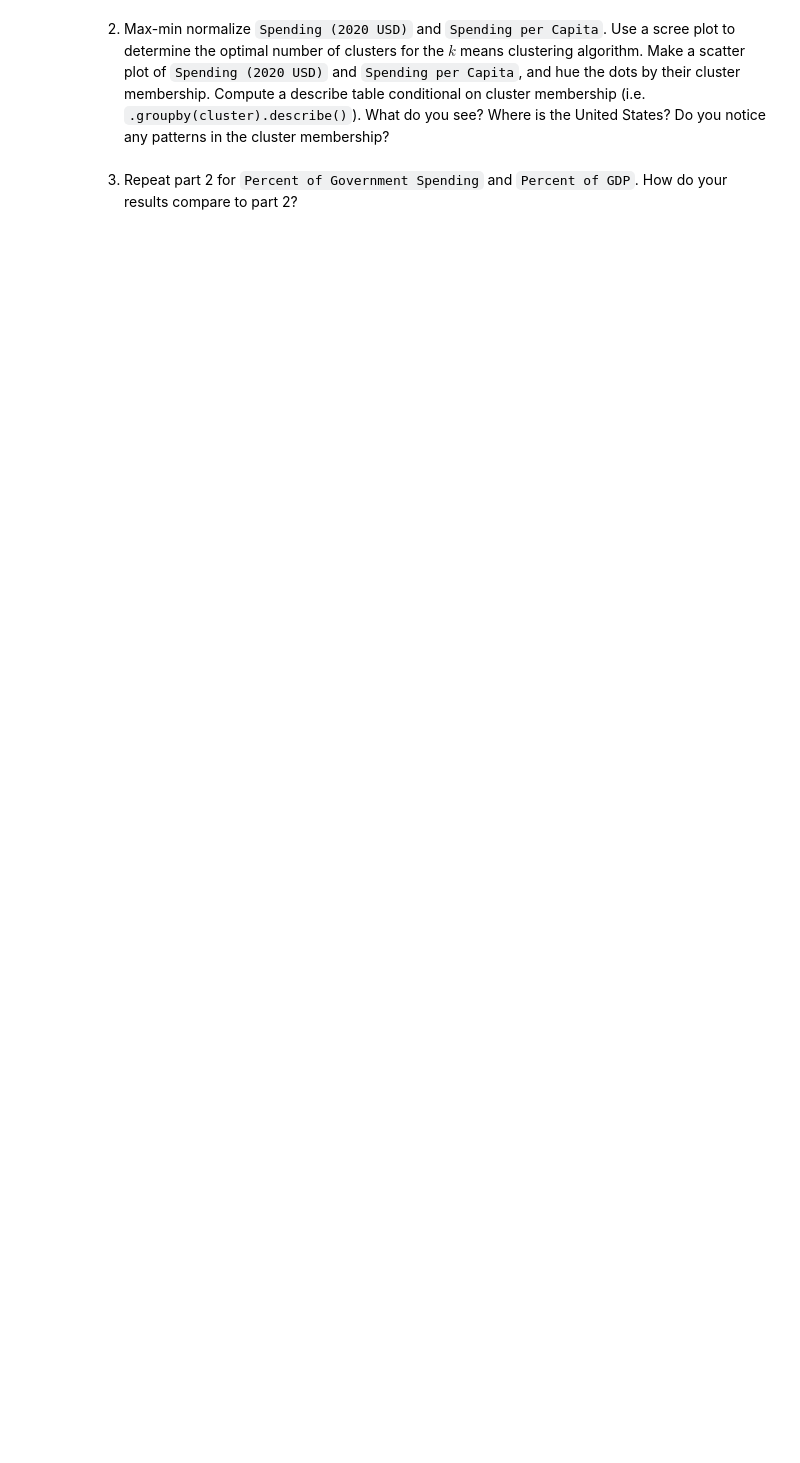
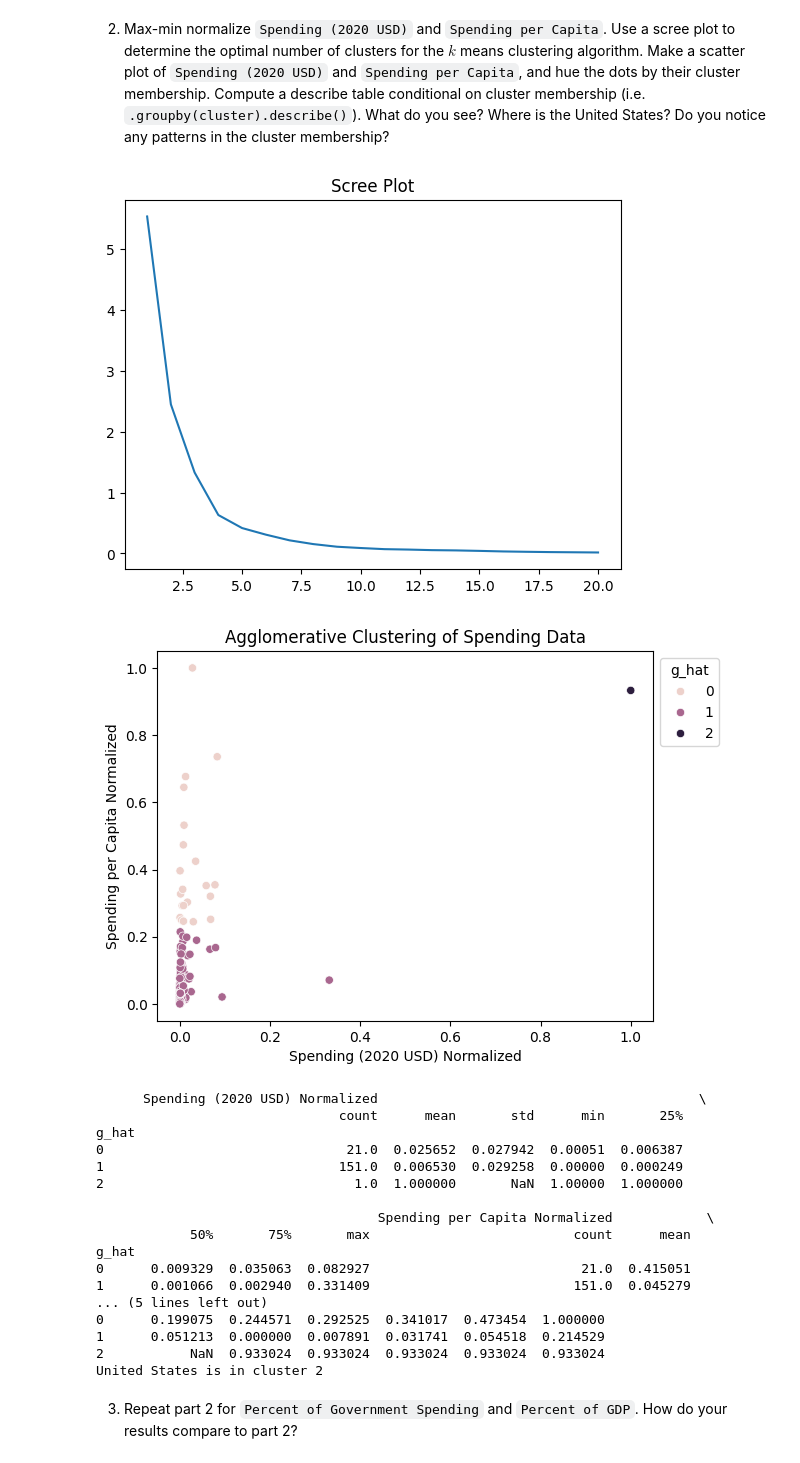
Before and after one commit to ashleynguyen04/clustering, a Jupyter notebook: assignment/assignment_clustering.ipynb, the cells around one changed output. Cells and saved outputs as stored; diff of their text form; code cells hidden in the pictures; blank space fills up the shorter version.

```diff
--- a/assignment/assignment_clustering.ipynb
+++ b/assignment/assignment_clustering.ipynb
@@ -140,3 +140,8 @@ import seaborn as sns
 
 military_data ='https://raw.githubusercontent.com/ashleynguyen04/clustering/refs/heads/main/assignment/data/SIPRI%20Military%20Expenditure%20Database.csv'
 df = pd.read_csv(military_data)
+
+df_2020 = df[df['Year'] == 2020]
+df2020.dropna()
+df2020['Spending (2020 USD)'] = df2020['Spending (2020 USD)'].replace(np.nan, df2020['Spending (2020 USD)'].mean())
+df2020['Spending per Capita'] = df2020['Spending per Capita'].replace(np.nan, df2020['Spending per Capita'].mean())
@@ -150,4 +148,59 @@ df = pd.read_csv(military_data)
 # %% [markdown]
 2. Max-min normalize `Spending (2020 USD)` and `Spending per Capita`. Use a scree plot to determine the optimal number of clusters for the $k$ means clustering algorithm. Make a scatter plot of `Spending (2020 USD)` and `Spending per Capita`, and hue the dots by their cluster membership. Compute a describe table conditional on cluster membership (i.e. `.groupby(cluster).describe()`). What do you see? Where is the United States? Do you notice any patterns in the cluster membership?
+# %%
+def maxmin(x): # Max-min scaler function
+    x = (x-min(x))/(max(x)-min(x))
+    return x
+
+df2020.loc[:, 'Spending (2020 USD) Normalized'] = maxmin(df2020['Spending (2020 USD)'])
+df2020.loc[:, 'Spending per Capita Normalized'] = maxmin(df2020['Spending per Capita'])
+
+#scree plot
+X = df2020[['Spending (2020 USD) Normalized','Spending per Capita Normalized']]
+SSE = []
+k_bar = 20
+
+for k in range(k_bar): # For indices from 0 to k_bar-1
+      model = KMeans(n_clusters=k+1, max_iter=300, n_init = 10, random_state=0) # Create a model for k
+      model = model.fit(X) # Fit the model
+      SSE.append(model.inertia_) # Record the sum of squared error for k in the SSE vector
+
+scree_plot = sns.lineplot(x=np.arange(1,k_bar+1), y=SSE).set_title('Scree Plot')
+plt.show()
+
+#scatter plot
+model = AgglomerativeClustering(n_clusters=3, linkage='ward') # Hierarchical clustering algorithm
+model.fit(X)
+df2020['g_hat'] = model.labels_ # Get predicted labels
+this_plot = sns.scatterplot(x='Spending (2020 USD) Normalized',y='Spending per Capita Normalized',data=df2020, hue='g_hat') # Scatterplot of the clustering
+sns.move_legend(this_plot, "upper left", bbox_to_anchor=(1, 1))
+plt.title('Agglomerative Clustering of Spending Data')
+plt.show()
+
+#descibe table
+cluster_description = df2020.groupby('g_hat')[['Spending (2020 USD) Normalized', 'Spending per Capita Normalized']].describe()
+print(cluster_description)
+US_cluster = df2020[df2020['Country'] == 'United States of America']['g_hat'].values[0]
+print(f"United States is in cluster {US_cluster}")
+# %% [output]
+[figure, added]
+[figure, added]
+      Spending (2020 USD) Normalized                                         \
+                               count      mean       std      min       25%
+g_hat
+0                               21.0  0.025652  0.027942  0.00051  0.006387
+1                              151.0  0.006530  0.029258  0.00000  0.000249
+2                                1.0  1.000000       NaN  1.00000  1.000000
+
+                                    Spending per Capita Normalized            \
+            50%       75%       max                          count      mean
+g_hat
+0      0.009329  0.035063  0.082927                           21.0  0.415051
+1      0.001066  0.002940  0.331409                          151.0  0.045279
+... (5 lines left out)
+0      0.199075  0.244571  0.292525  0.341017  0.473454  1.000000
+1      0.051213  0.000000  0.007891  0.031741  0.054518  0.214529
+2           NaN  0.933024  0.933024  0.933024  0.933024  0.933024
+United States is in cluster 2
 # %% [markdown]
 3. Repeat part 2 for `Percent of Government Spending` and `Percent of GDP`. How do your results compare to part 2?
```
Also changed, not shown: parts of 4 cells of this notebook.
